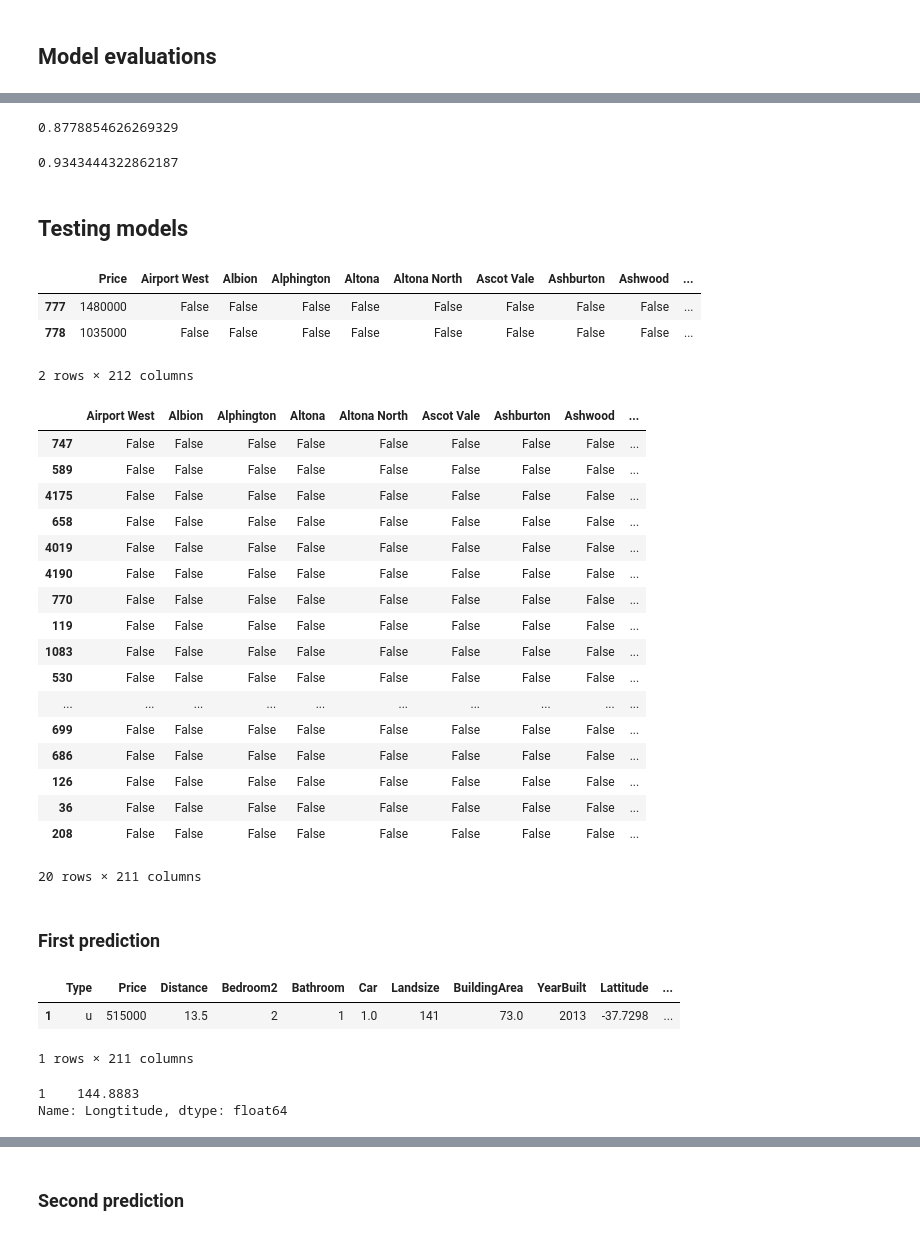
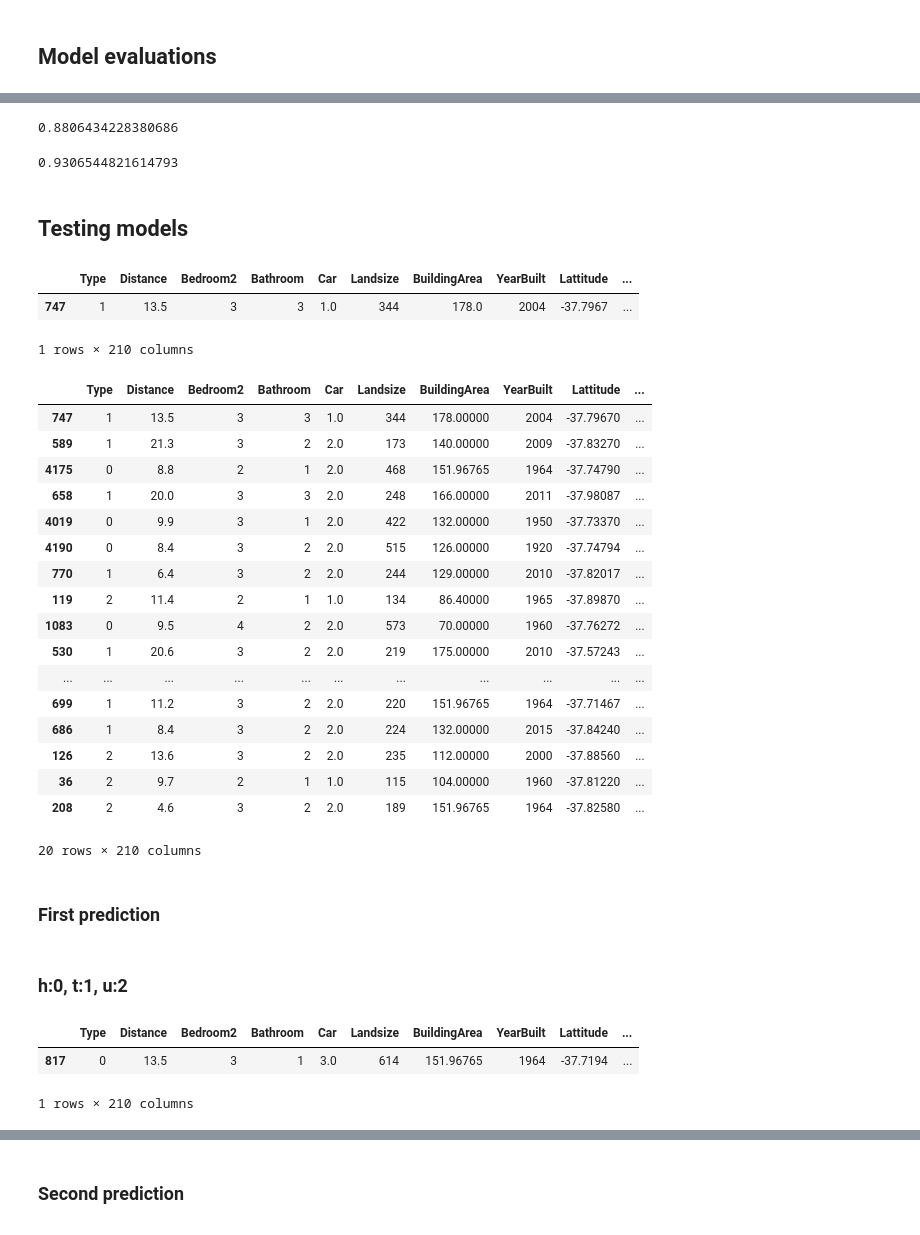
Before and after one commit to tomadonna1/Melbourne-housing, a Jupyter notebook: models/Step 2 - Model building/final.ipynb, the cells around one changed output, grey strips where cells are left out. Saved outputs shown, nothing was run; the diff lists cells and outputs as text; code cells hidden in the pictures.

```diff
--- a/models/Step 2 - Model building/final.ipynb
+++ b/models/Step 2 - Model building/final.ipynb
@@ -94,0 +99,7 @@ df2 = df2.drop('Type',axis='columns')
+# %%
+from sklearn.preprocessing import LabelEncoder
+le = LabelEncoder()
+
+df2 = df1.copy()
+df2.Type = le.fit_transform(df2.Type)
+df2.head(3)
@@ -130,5 +138,5 @@ df2_reindex.head(2)
 # %% [markdown]
 ## Model evaluations
 # %%
-X = df2_reindex.drop(['Price'],axis='columns')
-y = df2_reindex.Price
+X = df2.drop(['Price'],axis='columns')
+y = df2.Price
@@ -205,20 +216,19 @@ gradient_model = GradientBoostingRegressor(learning_rate=0.1, n_estimators=200)
 gradient_model.fit(X_train, y_train)
 gradient_model.score(X_test, y_test)
 # %% [output]
-0.8778854626269329
+0.8806434228380686
 # %%
 rf_model = RandomForestRegressor(n_estimators=30)
 rf_model.fit(X_train, y_train)
 rf_model.score(X_test, y_test)
 # %% [output]
-0.9343444322862187
+0.9306544821614793
 # %% [markdown]
 ## Testing models
-# %%
-df2_reindex.head(2)
-# %% [output]
-|  | Price | Airport West | Albion | Alphington | Altona | Altona North | Ascot Vale | Ashburton | Ashwood | ... |
-| 777 | 1480000 | False | False | False | False | False | False | False | False | ... |
-| 778 | 1035000 | False | False | False | False | False | False | False | False | ... |
-2 rows × 212 columns
+# %%
+X_test.head(1)
+# %% [output]
+|  | Type | Distance | Bedroom2 | Bathroom | Car | Landsize | BuildingArea | YearBuilt | Lattitude | ... |
+| 747 | 1 | 13.5 | 3 | 3 | 1.0 | 344 | 178.0 | 2004 | -37.7967 | ... |
+1 rows × 210 columns
 # %%
@@ -264,34 +272,31 @@ def predict_price_rf(location,distance,htype,ttype,bedroom2,bathroom,car,landsiz
 # %%
 X_test.head(20)
 # %% [output]
-|  | Airport West | Albion | Alphington | Altona | Altona North | Ascot Vale | Ashburton | Ashwood | ... |
-| 747 | False | False | False | False | False | False | False | False | ... |
-| 589 | False | False | False | False | False | False | False | False | ... |
-| 4175 | False | False | False | False | False | False | False | False | ... |
-| 658 | False | False | False | False | False | False | False | False | ... |
-| 4019 | False | False | False | False | False | False | False | False | ... |
-| 4190 | False | False | False | False | False | False | False | False | ... |
-| 770 | False | False | False | False | False | False | False | False | ... |
-| 119 | False | False | False | False | False | False | False | False | ... |
-| 1083 | False | False | False | False | False | False | False | False | ... |
-| 530 | False | False | False | False | False | False | False | False | ... |
-| ... | ... | ... | ... | ... | ... | ... | ... | ... | ... |
-| 699 | False | False | False | False | False | False | False | False | ... |
-| 686 | False | False | False | False | False | False | False | False | ... |
-| 126 | False | False | False | False | False | False | False | False | ... |
-| 36 | False | False | False | False | False | False | False | False | ... |
-| 208 | False | False | False | False | False | False | False | False | ... |
+|  | Type | Distance | Bedroom2 | Bathroom | Car | Landsize | BuildingArea | YearBuilt | Lattitude | ... |
+| 747 | 1 | 13.5 | 3 | 3 | 1.0 | 344 | 178.00000 | 2004 | -37.79670 | ... |
+| 589 | 1 | 21.3 | 3 | 2 | 2.0 | 173 | 140.00000 | 2009 | -37.83270 | ... |
+| 4175 | 0 | 8.8 | 2 | 1 | 2.0 | 468 | 151.96765 | 1964 | -37.74790 | ... |
+| 658 | 1 | 20.0 | 3 | 3 | 2.0 | 248 | 166.00000 | 2011 | -37.98087 | ... |
+| 4019 | 0 | 9.9 | 3 | 1 | 2.0 | 422 | 132.00000 | 1950 | -37.73370 | ... |
+| 4190 | 0 | 8.4 | 3 | 2 | 2.0 | 515 | 126.00000 | 1920 | -37.74794 | ... |
+| 770 | 1 | 6.4 | 3 | 2 | 2.0 | 244 | 129.00000 | 2010 | -37.82017 | ... |
+| 119 | 2 | 11.4 | 2 | 1 | 1.0 | 134 | 86.40000 | 1965 | -37.89870 | ... |
+| 1083 | 0 | 9.5 | 4 | 2 | 2.0 | 573 | 70.00000 | 1960 | -37.76272 | ... |
+| 530 | 1 | 20.6 | 3 | 2 | 2.0 | 219 | 175.00000 | 2010 | -37.57243 | ... |
+| ... | ... | ... | ... | ... | ... | ... | ... | ... | ... | ... |
+| 699 | 1 | 11.2 | 3 | 2 | 2.0 | 220 | 151.96765 | 1964 | -37.71467 | ... |
+| 686 | 1 | 8.4 | 3 | 2 | 2.0 | 224 | 132.00000 | 2015 | -37.84240 | ... |
+| 126 | 2 | 13.6 | 3 | 2 | 2.0 | 235 | 112.00000 | 2000 | -37.88560 | ... |
+| 36 | 2 | 9.7 | 2 | 1 | 1.0 | 115 | 104.00000 | 1960 | -37.81220 | ... |
+| 208 | 2 | 4.6 | 3 | 2 | 2.0 | 189 | 151.96765 | 1964 | -37.82580 | ... |
-20 rows × 211 columns
+20 rows × 210 columns
 # %% [markdown]
 ### First prediction
+# %% [markdown]
+### h:0, t:1, u:2
 # %%
-df1[(df1['Type'] == 'u') & (df1['Airport West'] == 1)].head(1)
+X_test[(X_test['Type'] == 0) & (X_test['Airport West'] == 1)].head(1)
 # %% [output]
-|  | Type | Price | Distance | Bedroom2 | Bathroom | Car | Landsize | BuildingArea | YearBuilt | Lattitude | ... |
-| 1 | u | 515000 | 13.5 | 2 | 1 | 1.0 | 141 | 73.0 | 2013 | -37.7298 | ... |
+|  | Type | Distance | Bedroom2 | Bathroom | Car | Landsize | BuildingArea | YearBuilt | Lattitude | ... |
+| 817 | 0 | 13.5 | 3 | 1 | 3.0 | 614 | 151.96765 | 1964 | -37.7194 | ... |
-1 rows × 211 columns
+1 rows × 210 columns
-# %%
-df1.loc[(df1['Type'] == 'u') & (df1['Airport West'] == 1) & (df1['Lattitude'] == -37.7298), 'Longtitude'].head(1)
-# %% [output]
-1    144.8883
-Name: Longtitude, dtype: float64
```
Also changed, not shown: parts of 41 cells of this notebook, 11 other files.
